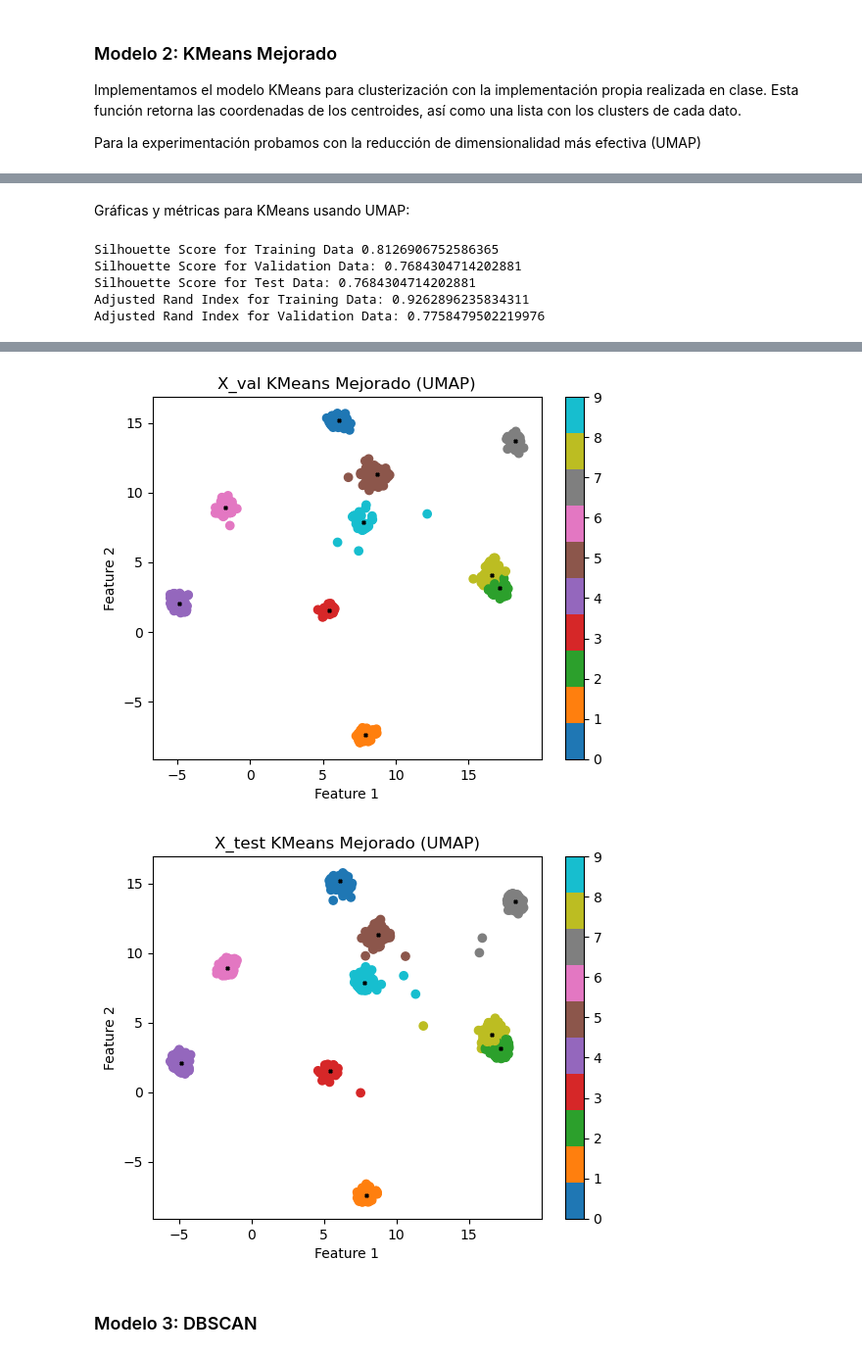
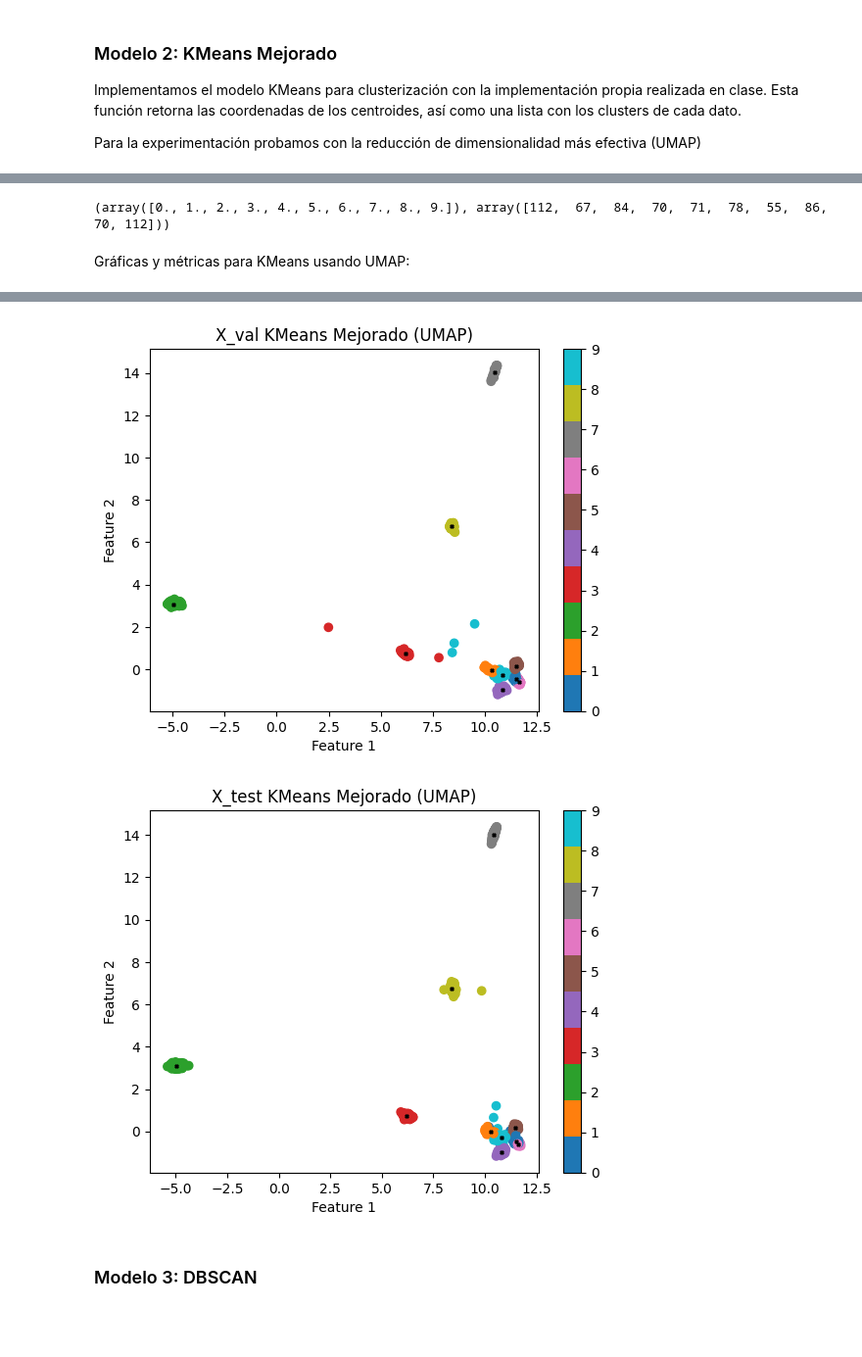
Before and after one commit to slamgLuke/HAClustering, a Jupyter notebook: r21d_kinetics.ipynb, the cells around one changed output, grey strips where cells are left out. Shown: that part at 98% size. Cells and saved outputs as stored; diff of their text form; code cells hidden in the pictures; blank space fills up the shorter version.

```diff
--- a/r21d_kinetics.ipynb
+++ b/r21d_kinetics.ipynb
@@ -413,0 +724,4 @@ print(np.unique(kmeans_test_labels, return_counts=True))
+# %%
+metrics = ["silhouette", "ari", "ami"]
+k = 5  #
+plot_metrics_grid(reporte2, metrics, k)
@@ -552,0 +865,11 @@ print(np.unique(kmeans_test_labels, return_counts=True))
+# %%
+# Experimentacion
+model_kmm = KMeansMejorado()
+# params to k means mejorado  k, umbral)
+kmm_hyperparam = {
+    "k": [10],
+    "umbral": [1e-6, 1e-5, 1e-4, 1e-3, 1e-2, 1e-1, 1],
+}
+
+# (self, model, hiper_parms, x_train, y_train, x_val = None, y_val = None, x_test=None, name_model = ""):
+experiment_kmm = Experimentacion_modelo(model_kmm, kmm_hyperparam, X_train_umap, Y_train[0], X_val_umap, Y_val[0], X_test_umap, "KM_MEJORADO")
@@ -553,19 +917,18 @@ print(np.unique(kmeans_test_labels, return_counts=True))
+# %%
+kmeans_m_train_labels = experiment_kmm.training_model(i=0, labels=Y_train[0])  # 0 porque es el top 1 en de un top 5 de best hiperparams
+kmeans_m_val_labels = experiment_kmm.predict(X_val_umap)
+kmeans_m_test_labels = experiment_kmm.predict(X_test_umap)
+centroides_m_train = experiment_kmm.model.fetch_centroides()
+
+kmeans_m_train_labels2 = experiment_kmm.training_model(i=1, labels=Y_train[0])
+kmeans_m_test_labels2 = experiment_kmm.predict(X_test_umap)
+
+print(np.unique(kmeans_m_test_labels, return_counts=True))
+# %% [output]
+(array([0., 1., 2., 3., 4., 5., 6., 7., 8., 9.]), array([112,  67,  84,  70,  71,  78,  55,  86,  70, 112]))
 # %% [markdown]
 Gráficas y métricas para KMeans usando UMAP:
 # %%
-# Gráficas y métricas para el modelo KMeans Mejorado
-silhouette_train = silhouette_score(X_train_umap, kmeans_m_train_labels)
-silhouette_val = silhouette_score(X_val_umap, kmeans_m_val_labels)
-silhouette_val = silhouette_score(X_test_umap, kmeans_m_test_labels)
-rand_index_train = adjusted_rand_score(Y_train[0], kmeans_m_train_labels)
-rand_index_val = adjusted_rand_score(Y_val[0], kmeans_m_val_labels)
-
-print(f"Silhouette Score for Training Data {silhouette_train}")
-print(f"Silhouette Score for Validation Data: {silhouette_val}")
-print(f"Silhouette Score for Test Data: {silhouette_val}")
-print(f"Adjusted Rand Index for Training Data: {rand_index_train}")
-print(f"Adjusted Rand Index for Validation Data: {rand_index_val}")
-
 # Plot for X_train
 fig = plt.figure()
 plt.scatter(X_train_umap[:, 0], X_train_umap[:, 1], c=kmeans_m_train_labels, cmap='tab10')
@@ -597,8 +960,3 @@ plt.colorbar()
 plt.scatter(centroides_m_train[:, 0], centroides_m_train[:, 1], c='black', marker='X', s=5)
 plt.show()
 # %% [output]
-Silhouette Score for Training Data 0.8126906752586365
-Silhouette Score for Validation Data: 0.7684304714202881
-Silhouette Score for Test Data: 0.7684304714202881
-Adjusted Rand Index for Training Data: 0.9262896235834311
-Adjusted Rand Index for Validation Data: 0.7758479502219976
@@ -606,5 +964,5 @@ Adjusted Rand Index for Validation Data: 0.7758479502219976
-[figure, old version]
+[figure, new version]
-[figure, old version]
+[figure, new version]
 # %% [markdown]
 ### Modelo 3: DBSCAN
 # %%
```
Also changed, not shown: parts of 42 cells of this notebook, 16 other files.
